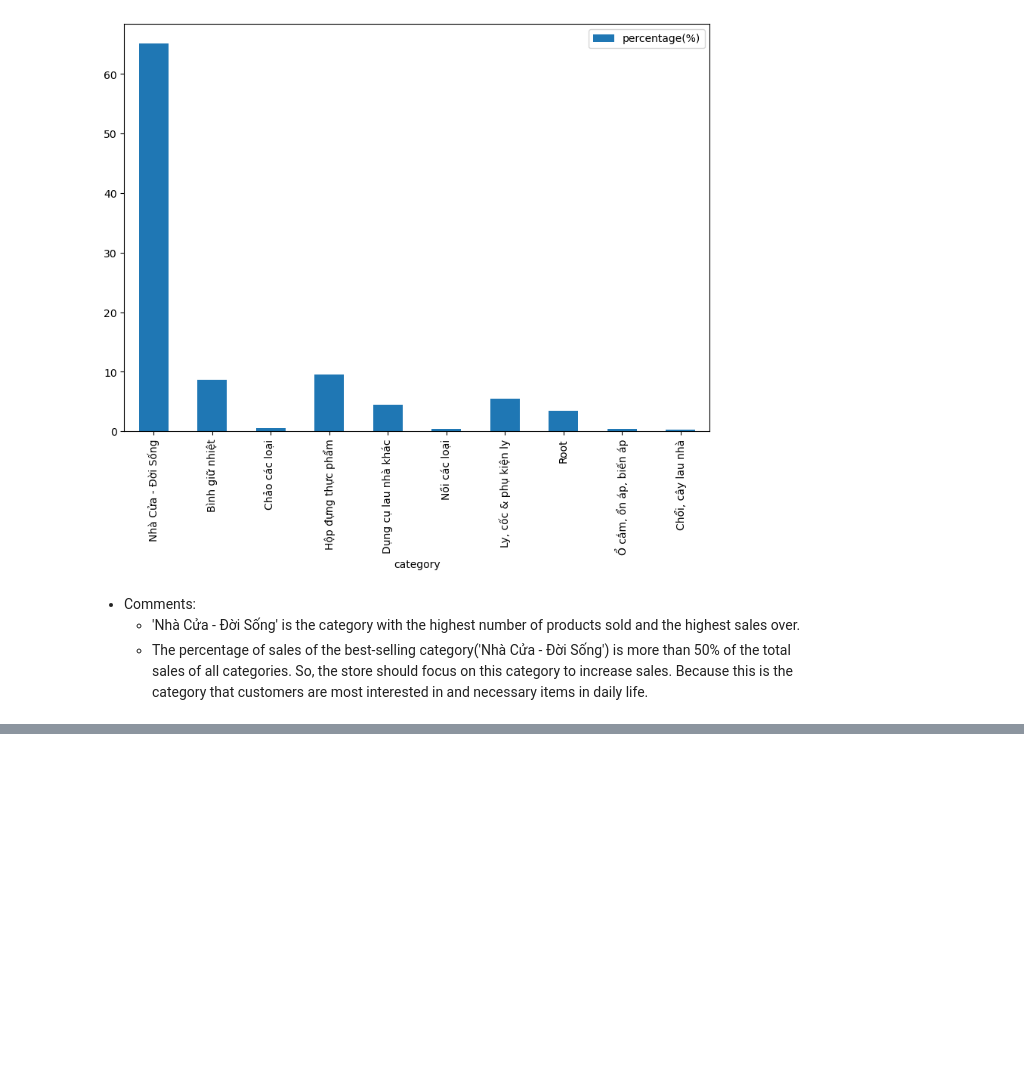
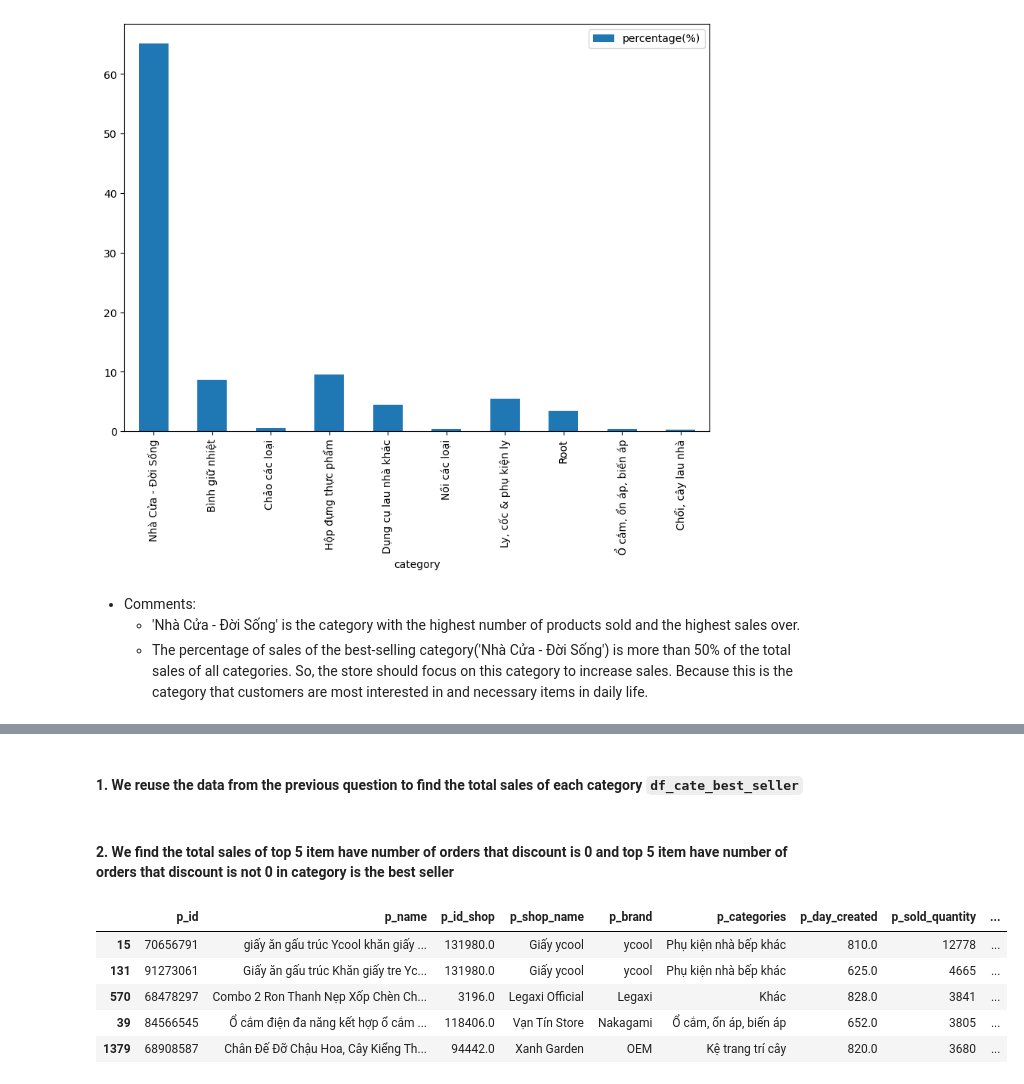
Before and after one commit to TienDat57/IntroductionToDataScience, a Jupyter notebook: src/visualization/index.ipynb, the cells around one changed output, grey strips where cells are left out. Cells and saved outputs as stored; diff of their text form; code cells hidden in the pictures; blank space fills up the shorter version.

Commit message:
IDS-14 | done question3

```diff
--- a/src/visualization/index.ipynb
+++ b/src/visualization/index.ipynb
@@ -224,0 +241,17 @@ df_cate_in_store_total_sales[:10].plot.bar(x='category', y='percentage(%)', rot=
+# %% [markdown]
+#### 1. We reuse the data from the previous question to find the total sales of each category `df_cate_best_seller`
+# %% [markdown]
+#### 2. We find the total sales of top 5 item have number of orders that discount is 0 and top 5 item have number of orders that discount is not 0 in category is the best seller
+# %%
+# get product which have discount rate is 0
+product_not_discount = df_products_copy[df_products_copy['p_discount_rate'] == 0]
+# get top 5 product have sold quantity is the highest
+product_not_discount = product_not_discount.sort_values(by='p_sold_quantity', ascending=False)[:5]
+product_not_discount
+# %% [output]
+|  | p_id | p_name | p_id_shop | p_shop_name | p_brand | p_categories | p_day_created | p_sold_quantity | ... |
+| 15 | 70656791 | giấy ăn gấu trúc Ycool khăn giấy ... | 131980.0 | Giấy ycool | ycool | Phụ kiện nhà bếp khác | 810.0 | 12778 | ... |
+| 131 | 91273061 | Giấy ăn gấu trúc Khăn giấy tre Yc... | 131980.0 | Giấy ycool | ycool | Phụ kiện nhà bếp khác | 625.0 | 4665 | ... |
+| 570 | 68478297 | Combo 2 Ron Thanh Nẹp Xốp Chèn Ch... | 3196.0 | Legaxi Official | Legaxi | Khác | 828.0 | 3841 | ... |
+| 39 | 84566545 | Ổ cắm điện đa năng kết hợp ổ cắm ... | 118406.0 | Vạn Tín Store | Nakagami | Ổ cắm, ổn áp, biến áp | 652.0 | 3805 | ... |
+| 1379 | 68908587 | Chân Đế Đỡ Chậu Hoa, Cây Kiểng Th... | 94442.0 | Xanh Garden | OEM | Kệ trang trí cây | 820.0 | 3680 | ... |
```
Also changed, not shown: parts of 14 cells of this notebook.
